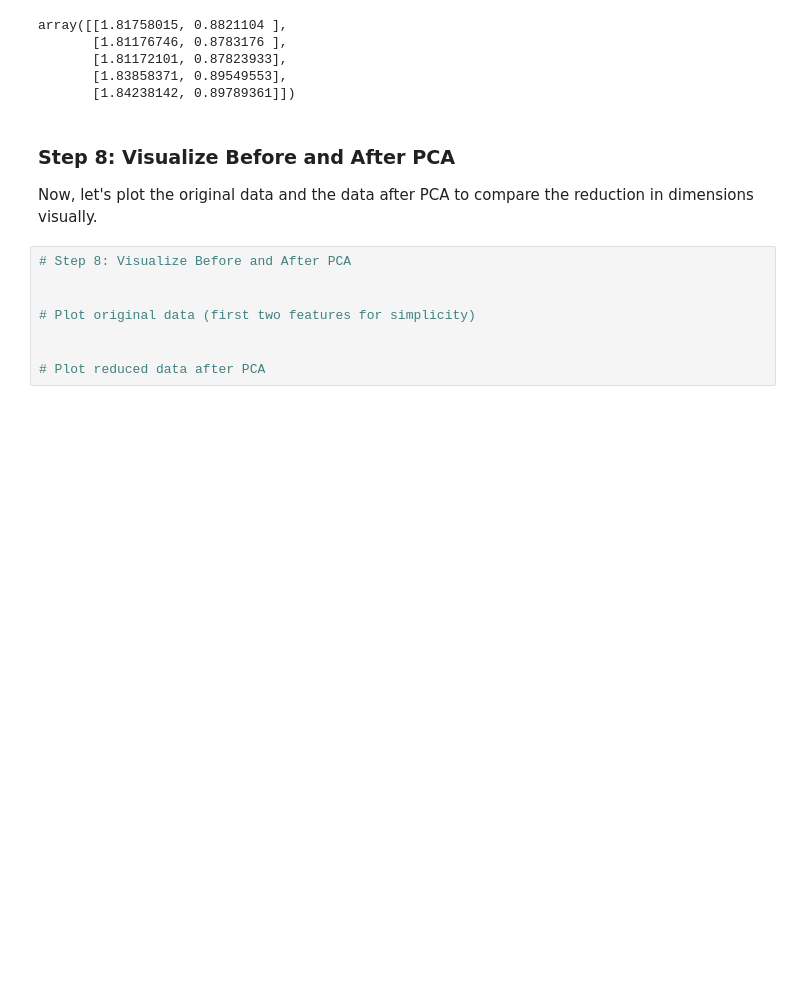
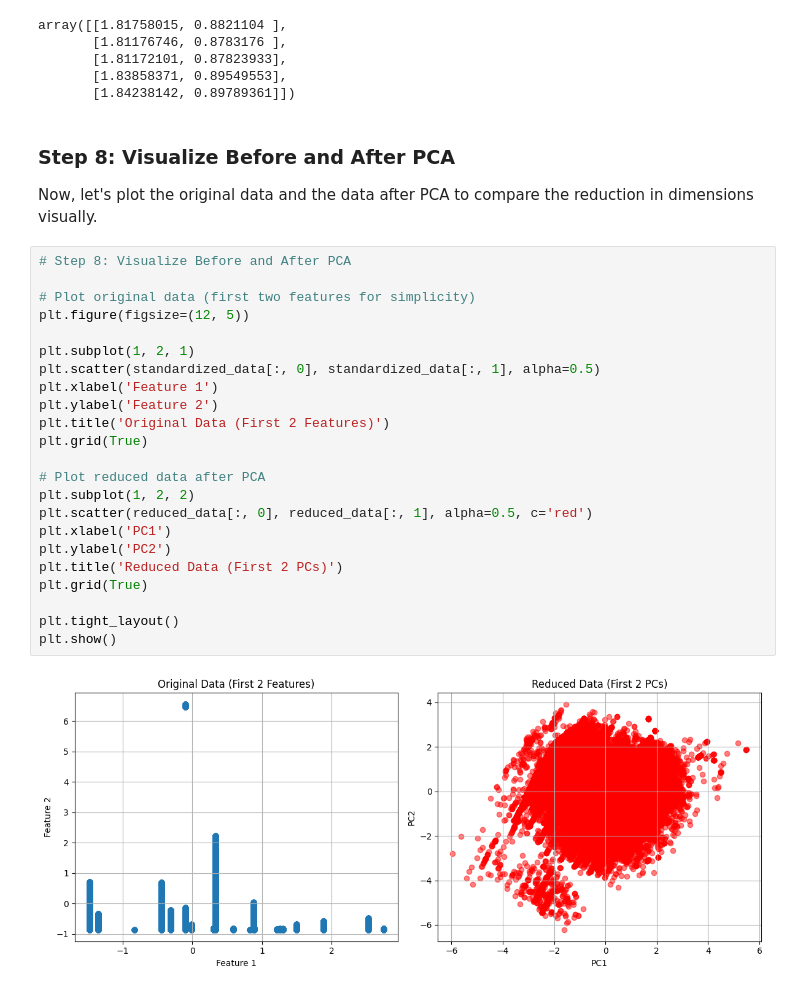
Before and after one commit to izabayo7/Formative2Group15, a Jupyter notebook: PCA/Template_PCA_Formative_1[15].ipynb, the cells around one changed output. Drawn from its saved outputs; the diff is of its cells as text; blank space fills up the shorter version.

Commit message:
Visualize Before and After PCA

```diff
--- a/PCA/Template_PCA_Formative_1[15].ipynb
+++ b/PCA/Template_PCA_Formative_1[15].ipynb
@@ -164,11 +164,28 @@ array([[1.81758015, 0.8821104 ],
 # %% [markdown]
 ### Step 8: Visualize Before and After PCA
 Now, let's plot the original data and the data after PCA to compare the reduction in dimensions visually.
-# %%
-# Step 8: Visualize Before and After PCA
-
-
-# Plot original data (first two features for simplicity)
-
-
-# Plot reduced data after PCA
+# %%
+# Step 8: Visualize Before and After PCA
+
+# Plot original data (first two features for simplicity)
+plt.figure(figsize=(12, 5))
+
+plt.subplot(1, 2, 1)
+plt.scatter(standardized_data[:, 0], standardized_data[:, 1], alpha=0.5)
+plt.xlabel('Feature 1')
+plt.ylabel('Feature 2')
+plt.title('Original Data (First 2 Features)')
+plt.grid(True)
+
+# Plot reduced data after PCA
+plt.subplot(1, 2, 2)
+plt.scatter(reduced_data[:, 0], reduced_data[:, 1], alpha=0.5, c='red')
+plt.xlabel('PC1')
+plt.ylabel('PC2')
+plt.title('Reduced Data (First 2 PCs)')
+plt.grid(True)
+
+plt.tight_layout()
+plt.show()
+# %% [output]
+[figure, added]
```
